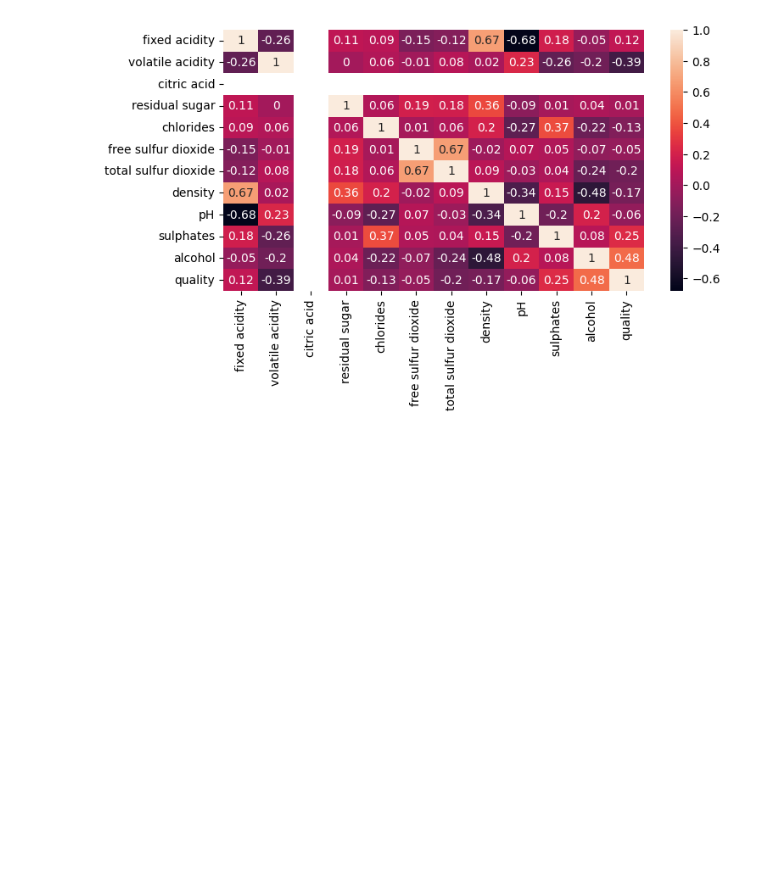
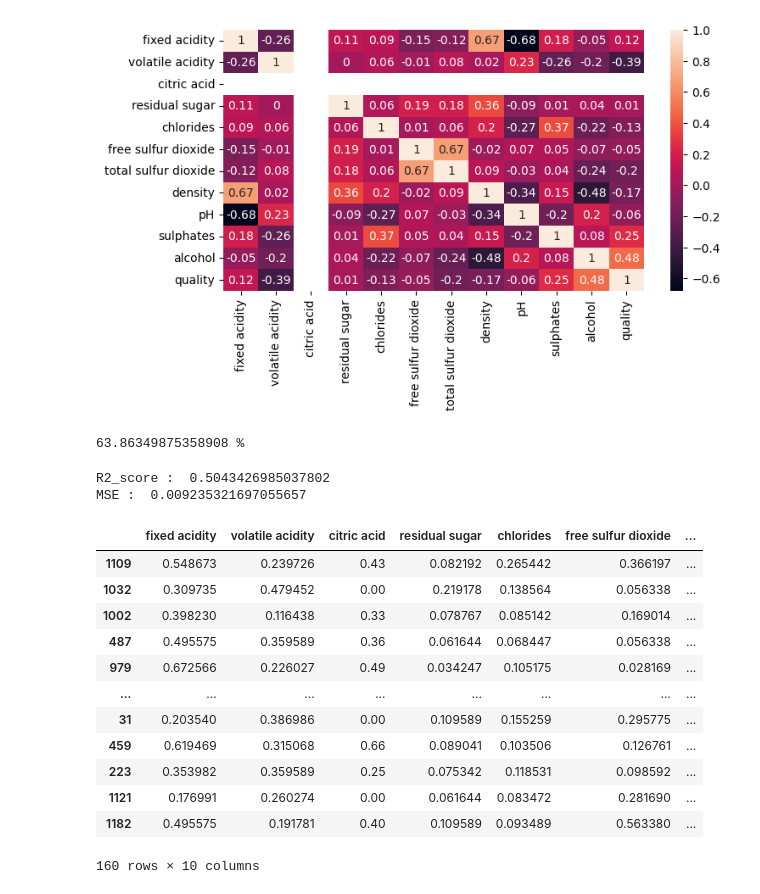
Before and after one commit to Aditya-Khoje/ml, a Jupyter notebook: Assignment_2.ipynb, the cells around one changed output. Drawn from its saved outputs; the diff is of its cells as text; code cells hidden in the pictures; blank space fills up the shorter version.

```diff
--- a/Assignment_2.ipynb
+++ b/Assignment_2.ipynb
@@ -416,3 +416,71 @@ c = sns.heatmap(data=correlation_matrix, annot=True)
 fgr.savefig("myimage.png")
 # %% [output]
 [figure]
+# %%
+#Separating features and response
+'''features = ["Income","Age"]
+response = ["Expense"]
+x=MyData[features]
+y=MyData[response]'''
+
+#print(x)
+
+#Normalization/scaling of data - understanding scaling
+from sklearn.preprocessing import MinMaxScaler
+scaler = MinMaxScaler()
+scaled_data = scaler.fit_transform(MyData)
+scaled_data
+
+#converting data back to pandas dataframe
+MyData_scaled = pd.DataFrame(scaled_data)
+MyData_scaled.columns = MyData.columns
+
+#Separating features and response
+features = ["fixed acidity","volatile acidity","citric acid","residual sugar","chlorides","free sulfur dioxide","total sulfur dioxide","density","pH","sulphates"]
+# response = ["quality"]
+response = ["alcohol"]
+x=MyData_scaled[features]
+y=MyData_scaled[response]
+# %%
+#Dividing data in test and train
+#Importing neccesary packages
+from sklearn.linear_model import LinearRegression
+from sklearn import metrics
+from sklearn.model_selection import train_test_split
+x_train, x_test, y_train, y_test = train_test_split(x, y, test_size=0.1, random_state=0)
+
+#Fitting lineaar regression model
+model = LinearRegression()
+model.fit(x_train, y_train)
+
+#Checking accuracy on test data
+accuracy = model.score(x_test,y_test)
+print(accuracy*100,'%')
+# %% [output]
+63.86349875358908 %
+# %%
+import numpy as np
+
+y_pred = model.predict(x_test)
+
+print('R2_score : ',metrics.r2_score(y_pred,y_test))
+print('MSE : ',metrics.mean_squared_error(y_pred,y_test))
+# %% [output]
+R2_score :  0.5043426985037802
+MSE :  0.009235321697055657
+# %%
+x_test #the test data - predictors
+# %% [output]
+|  | fixed acidity | volatile acidity | citric acid | residual sugar | chlorides | free sulfur dioxide | ... |
+| 1109 | 0.548673 | 0.239726 | 0.43 | 0.082192 | 0.265442 | 0.366197 | ... |
+| 1032 | 0.309735 | 0.479452 | 0.00 | 0.219178 | 0.138564 | 0.056338 | ... |
+| 1002 | 0.398230 | 0.116438 | 0.33 | 0.078767 | 0.085142 | 0.169014 | ... |
+| 487 | 0.495575 | 0.359589 | 0.36 | 0.061644 | 0.068447 | 0.056338 | ... |
+| 979 | 0.672566 | 0.226027 | 0.49 | 0.034247 | 0.105175 | 0.028169 | ... |
+| ... | ... | ... | ... | ... | ... | ... | ... |
+| 31 | 0.203540 | 0.386986 | 0.00 | 0.109589 | 0.155259 | 0.295775 | ... |
+| 459 | 0.619469 | 0.315068 | 0.66 | 0.089041 | 0.103506 | 0.126761 | ... |
+| 223 | 0.353982 | 0.359589 | 0.25 | 0.075342 | 0.118531 | 0.098592 | ... |
+| 1121 | 0.176991 | 0.260274 | 0.00 | 0.061644 | 0.083472 | 0.281690 | ... |
+| 1182 | 0.495575 | 0.191781 | 0.40 | 0.109589 | 0.093489 | 0.563380 | ... |
+160 rows × 10 columns
```
Also changed, not shown: parts of 3 cells of this notebook.
